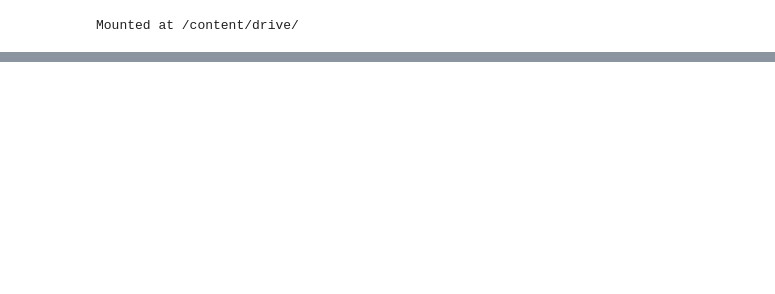
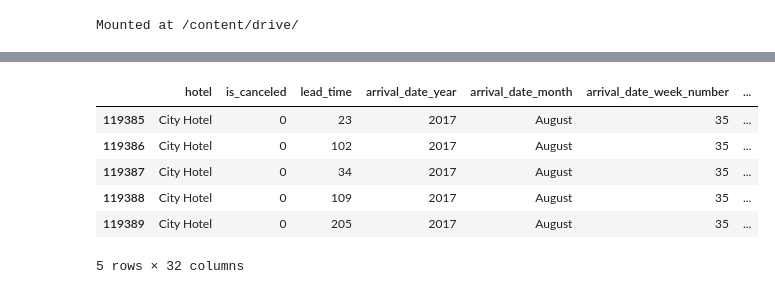
Before and after one commit to shaad4224/Hotel-Booking-Analysis, a Jupyter notebook: Hotel_Booking_Analysis_Capstone_Project.ipynb, the cells around one changed output, grey strips where cells are left out. Cells and saved outputs as stored; diff of their text form; code cells hidden in the pictures; blank space fills up the shorter version.

```diff
--- a/Hotel_Booking_Analysis_Capstone_Project.ipynb
+++ b/Hotel_Booking_Analysis_Capstone_Project.ipynb
@@ -16,0 +27,10 @@ df=pd.read_csv(file_path)
+# %%
+df.tail()
+# %% [output]
+|  | hotel | is_canceled | lead_time | arrival_date_year | arrival_date_month | arrival_date_week_number | ... |
+| 119385 | City Hotel | 0 | 23 | 2017 | August | 35 | ... |
+| 119386 | City Hotel | 0 | 102 | 2017 | August | 35 | ... |
+| 119387 | City Hotel | 0 | 34 | 2017 | August | 35 | ... |
+| 119388 | City Hotel | 0 | 109 | 2017 | August | 35 | ... |
+| 119389 | City Hotel | 0 | 205 | 2017 | August | 35 | ... |
+5 rows × 32 columns
```
Also changed, not shown: parts of 4 cells of this notebook.
